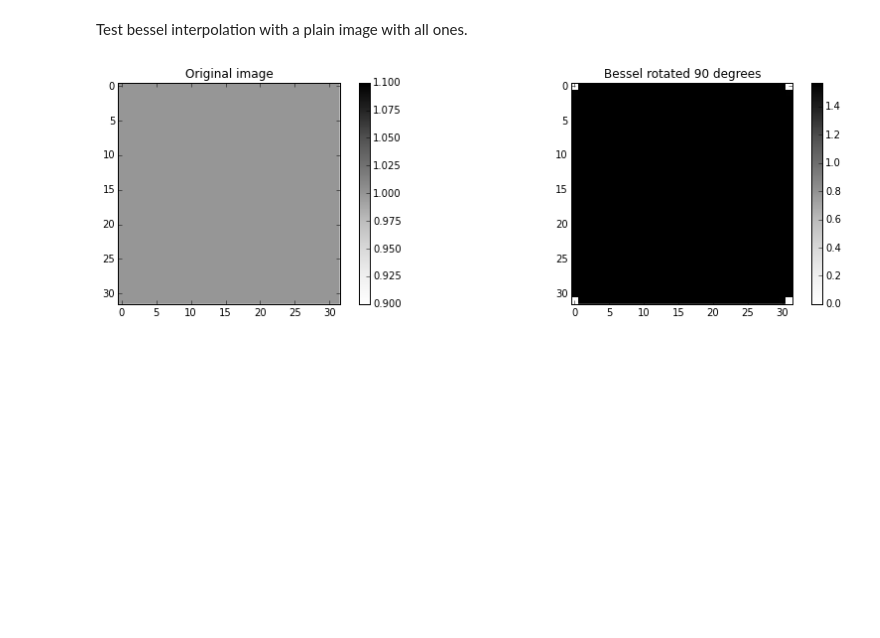
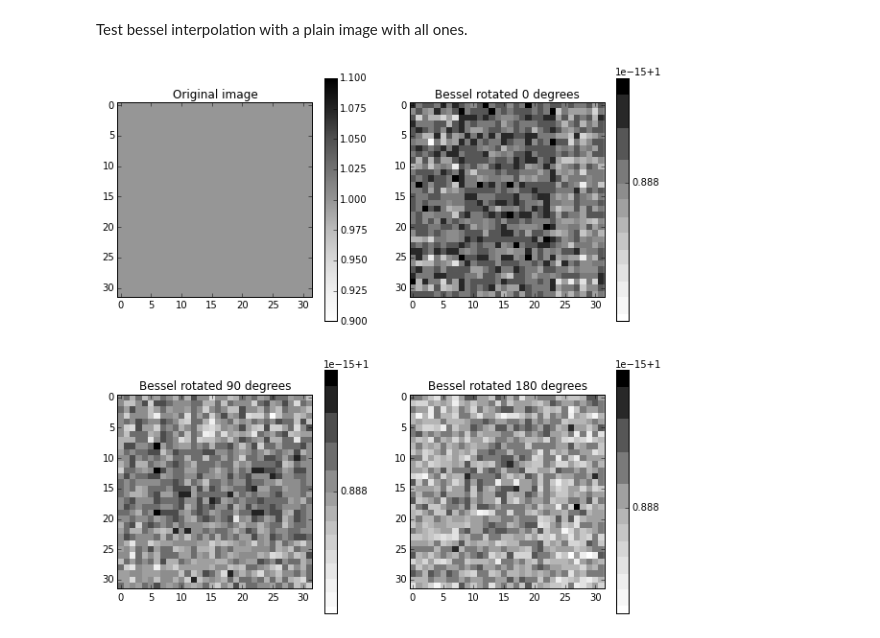
Before and after one commit to zyzdiana/AC297r-Volume-Registration, a Jupyter notebook: Thesis/Test_Cases.ipynb, the cells around one changed output. Drawn from its saved outputs; the diff is of its cells as text; code cells hidden in the pictures; blank space fills up the shorter version.

Commit message:
Fixed Bessel & added test cases

```diff
--- a/Thesis/Test_Cases.ipynb
+++ b/Thesis/Test_Cases.ipynb
@@ -63,16 +34,32 @@ Test bessel interpolation with a plain image with all ones.
 from Bessel_Interp import bessel_rotate
 # %%
-# Visualize Bessel Interpolation
-interped = bessel_rotate(im,90,mask=False)
-plt.figure(figsize=[15,4])
-plt.subplot(1,2,1)
+# Test Bessel Interpolation
+im = np.ones([32,32])
+
+plt.figure(figsize=[10,10])
+plt.subplot(2,2,1)
 plt.imshow(im, interpolation='None',cmap='Greys')
 plt.title('Original image')
 plt.colorbar()
-plt.subplot(1,2,2)
+
+theta = 0
+interped = bessel_rotate(im,theta,mask=False)
+plt.subplot(2,2,2)
 plt.imshow(interped, interpolation='None',cmap='Greys')
-plt.title('Bessel rotated 90 degrees')
+plt.title('Bessel rotated %s degrees' % (theta))
+plt.colorbar()
+theta = 90
+interped = bessel_rotate(im,theta,mask=False)
+plt.subplot(2,2,3)
+plt.imshow(interped, interpolation='None',cmap='Greys')
+plt.title('Bessel rotated %s degrees' % (theta))
+plt.colorbar()
+theta = 180
+interped = bessel_rotate(im,theta,mask=False)
+plt.subplot(2,2,4)
+plt.imshow(interped, interpolation='None',cmap='Greys')
+plt.title('Bessel rotated %s degrees' % (theta))
 plt.colorbar()
 plt.show()
 # %% [output]
-[figure, old version]
+[figure, new version]
```
Also changed, not shown: parts of 8 cells of this notebook, 3 other files.
